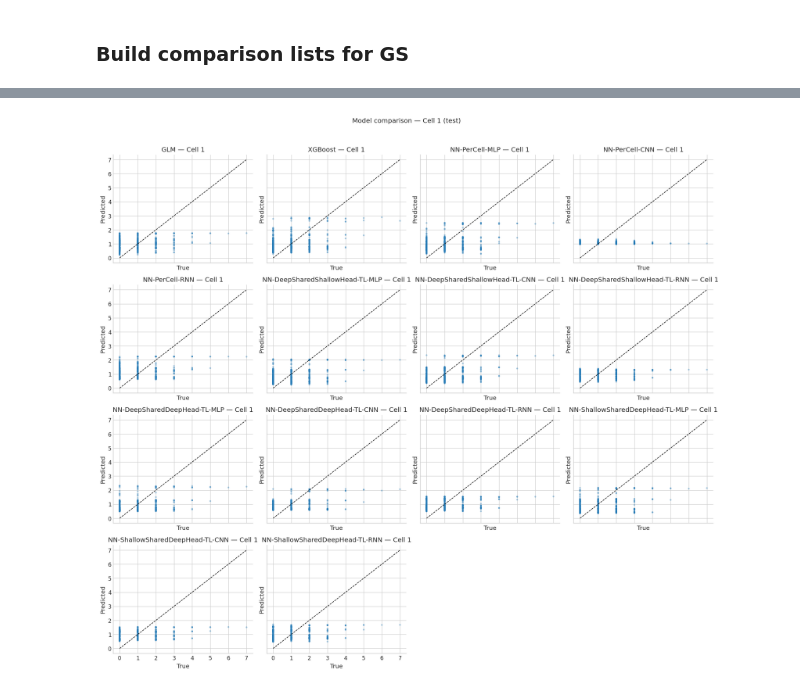
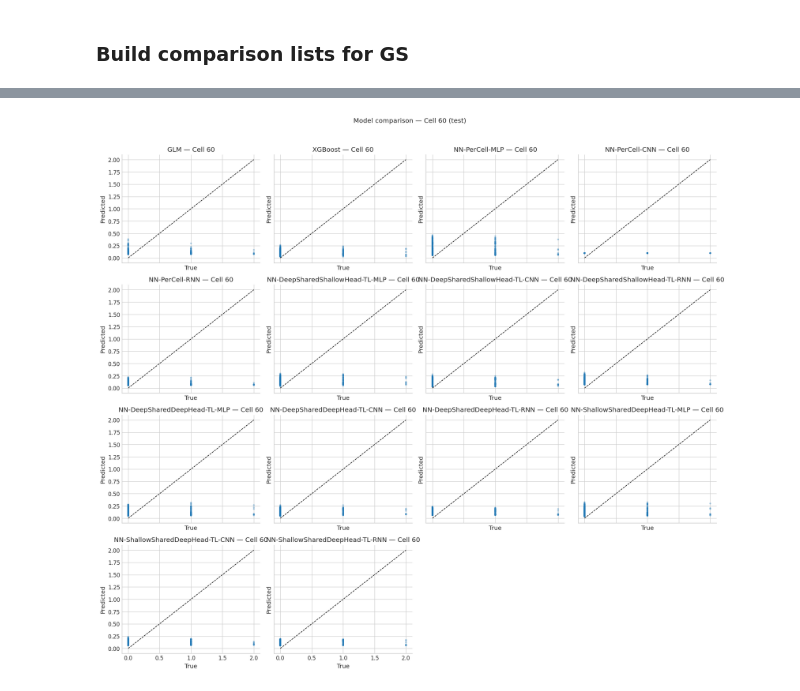
Before and after one commit to shtem/BIOL61230_poisson_neural_net, a Jupyter notebook: notebooks/neural_network_real.ipynb, the cells around one changed output, grey strips where cells are left out. Saved outputs shown, nothing was run; the diff lists cells and outputs as text; code cells hidden in the pictures.

```diff
--- a/notebooks/neural_network_real.ipynb
+++ b/notebooks/neural_network_real.ipynb
@@ -734,7 +777,7 @@ batch_summary = summarise_and_test(
 # %%
-compare_models_for_cell(model_results_gs, cell=1, split="test")
+compare_models_for_cell(model_results_gs, cell=60, split="test")
 # %% [output]
-[figure, old version]
+[figure, new version]
 # %%
 compare_r2_across_cells(model_results_gs, split="test")
 # %% [output]
```
Also changed, not shown: parts of 14 cells of this notebook, 30 other files.
